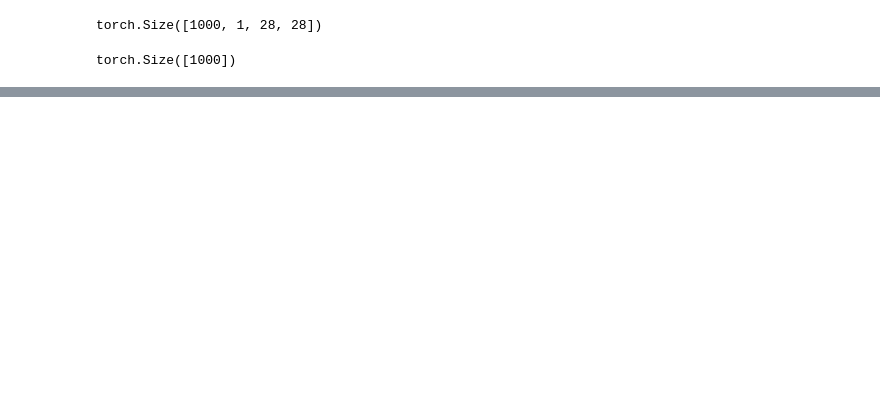
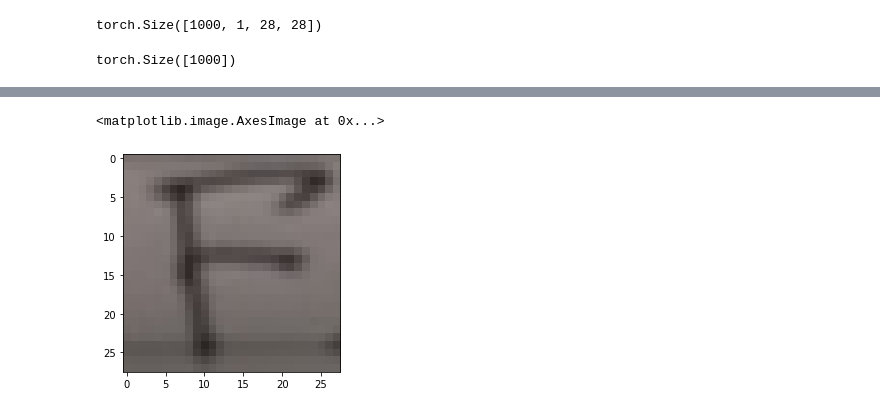
Before and after one commit to advaitkumar3107/ITSP, a Jupyter notebook: EMNIST pytorch.ipynb, the cells around one changed output, grey strips where cells are left out. Cells and saved outputs as stored; diff of their text form; code cells hidden in the pictures; blank space fills up the shorter version.

```diff
--- a/EMNIST pytorch.ipynb
+++ b/EMNIST pytorch.ipynb
@@ -143,0 +146,9 @@ Test set: Avg. Loss: 0.2167, Accuracy: 19352/20800 (93%)
+# %%
+import matplotlib.image as mpimg
+
+img=mpimg.imread('image 4.jpeg')
+# %%
+plt.imshow(img)
+# %% [output]
+<matplotlib.image.AxesImage at 0x...>
+[figure, added]
```
Also changed, not shown: parts of 24 cells of this notebook.
